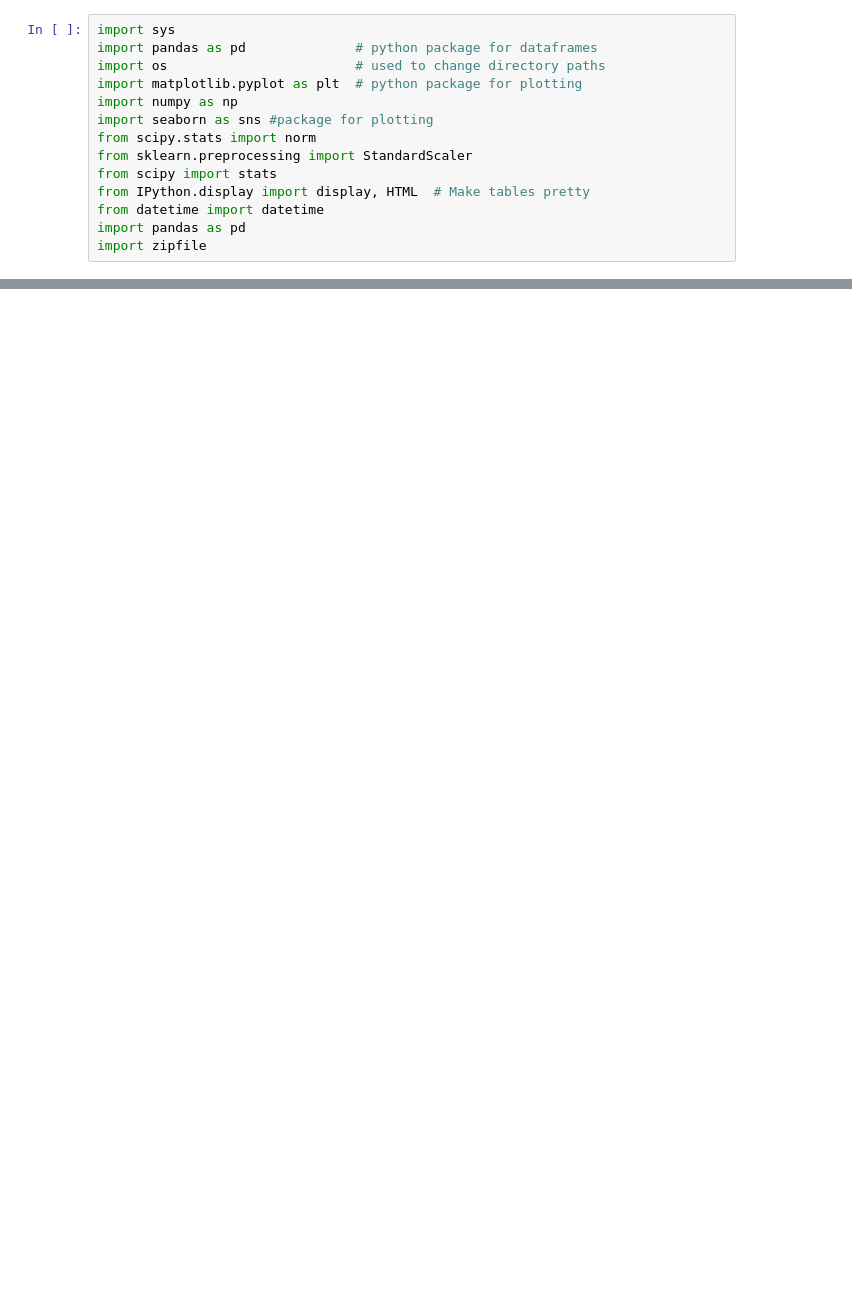
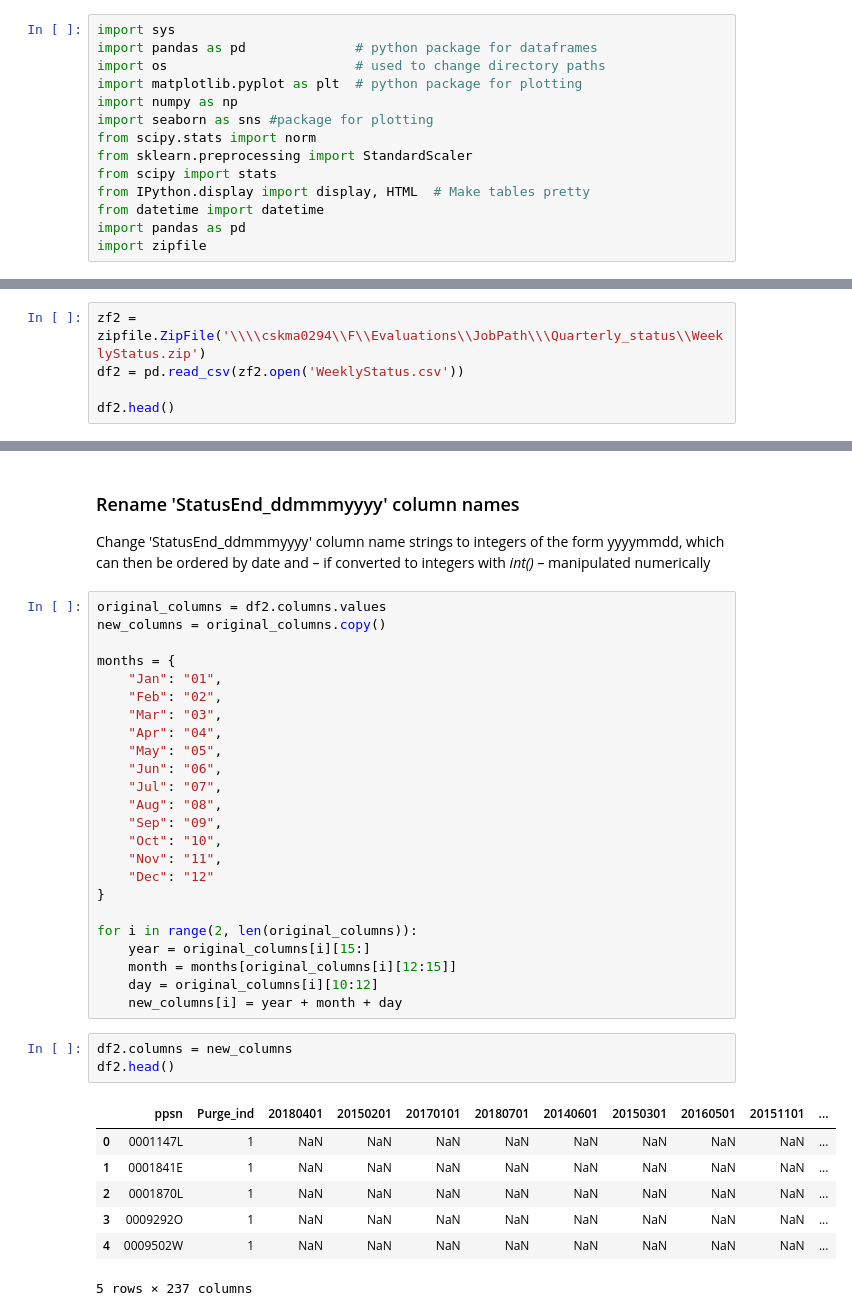
Before and after one commit to ciaranjudge/evaluation_jp, a Jupyter notebook: WeeklyStatus.ipynb, the cells around one changed output, grey strips where cells are left out. Saved outputs shown, nothing was run; the diff lists cells and outputs as text; blank space fills up the shorter version.

```diff
--- a/WeeklyStatus.ipynb
+++ b/WeeklyStatus.ipynb
@@ -27,0 +36,5 @@ df = pd.read_csv(zf.open('jp_outcomes.csv'))
+# %%
+zf2 = zipfile.ZipFile('\\\\cskma0294\\F\\Evaluations\\JobPath\\\Quarterly_status\\WeeklyStatus.zip')
+df2 = pd.read_csv(zf2.open('WeeklyStatus.csv'))
+
+df2.head()
@@ -27,0 +49,38 @@ df = pd.read_csv(zf.open('jp_outcomes.csv'))
+# %% [markdown]
+### Rename 'StatusEnd_ddmmmyyyy' column names
+Change 'StatusEnd_ddmmmyyyy' column name strings to integers of the form yyyymmdd, which can then be ordered by date and – if converted to integers with <em>int()</em> – manipulated numerically
+# %%
+original_columns = df2.columns.values
+new_columns = original_columns.copy()
+
+months = {
+    "Jan": "01",
+    "Feb": "02",
+    "Mar": "03",
+    "Apr": "04",
+    "May": "05",
+    "Jun": "06",
+    "Jul": "07",
+    "Aug": "08",
+    "Sep": "09",
+    "Oct": "10",
+    "Nov": "11",
+    "Dec": "12"
+}
+
+for i in range(2, len(original_columns)):
+    year = original_columns[i][15:]
+    month = months[original_columns[i][12:15]]
+    day = original_columns[i][10:12]
+    new_columns[i] = year + month + day
+# %%
+df2.columns = new_columns
+df2.head()
+# %% [output]
+|  | ppsn | Purge_ind | 20180401 | 20150201 | 20170101 | 20180701 | 20140601 | 20150301 | 20160501 | 20151101 | ... |
+| 0 | 0001147L | 1 | NaN | NaN | NaN | NaN | NaN | NaN | NaN | NaN | ... |
+| 1 | 0001841E | 1 | NaN | NaN | NaN | NaN | NaN | NaN | NaN | NaN | ... |
+| 2 | 0001870L | 1 | NaN | NaN | NaN | NaN | NaN | NaN | NaN | NaN | ... |
+| 3 | 0009292O | 1 | NaN | NaN | NaN | NaN | NaN | NaN | NaN | NaN | ... |
+| 4 | 0009502W | 1 | NaN | NaN | NaN | NaN | NaN | NaN | NaN | NaN | ... |
+5 rows × 237 columns
```
Also changed, not shown: parts of 69 cells of this notebook.
